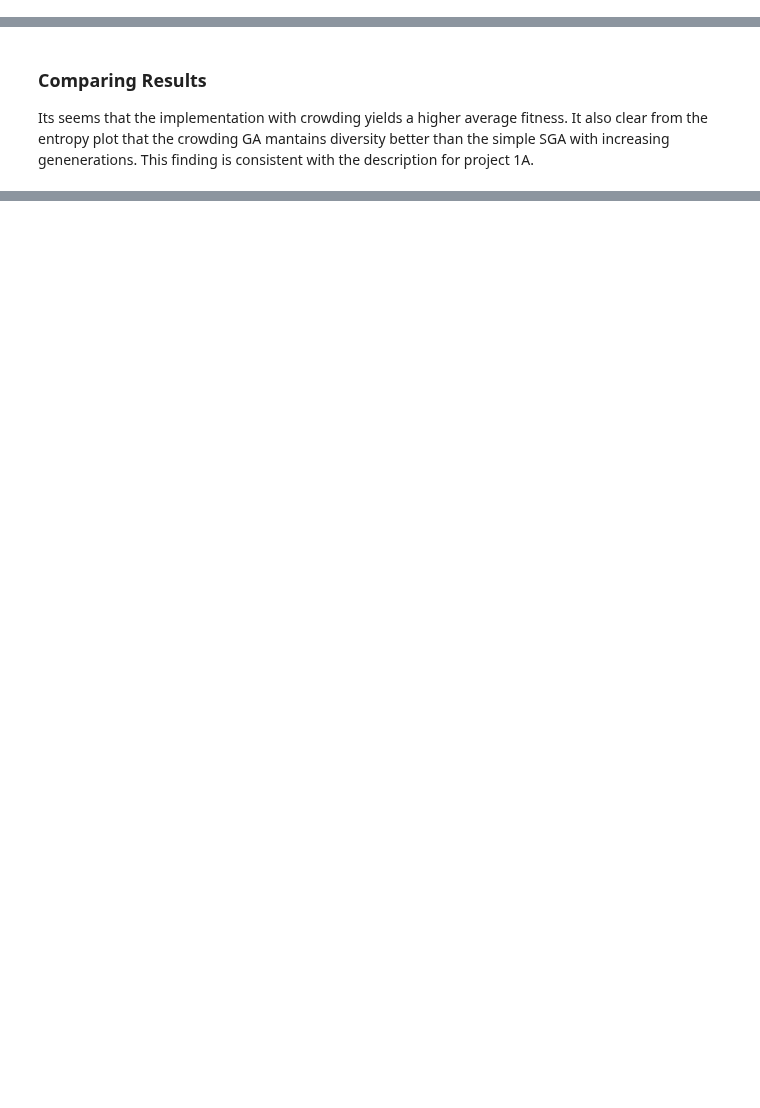
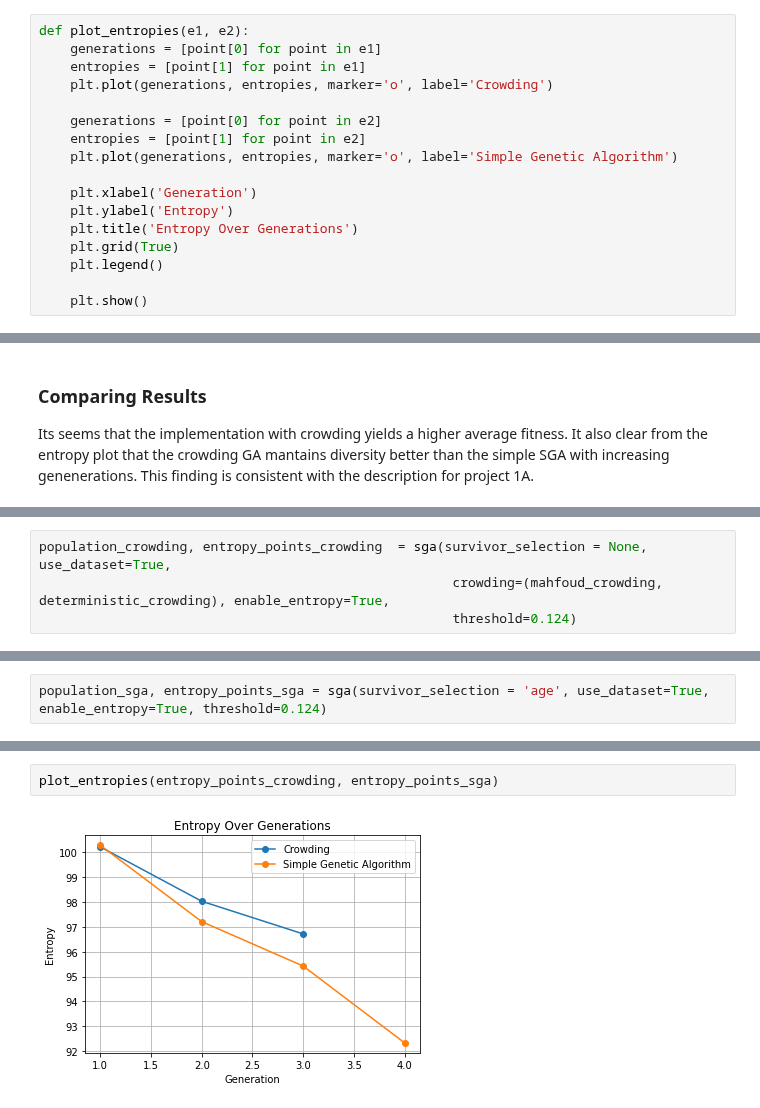
Before and after one commit to nickaskari/it3708-bioAI, a Jupyter notebook: project_1/main.ipynb, the cells around one changed output, grey strips where cells are left out. Cells and saved outputs as stored; diff of their text form; blank space fills up the shorter version.

```diff
--- a/project_1/main.ipynb
+++ b/project_1/main.ipynb
@@ -493,3 +495,20 @@ def hamming_distance(str1, str2):
+# %%
+def plot_entropies(e1, e2):
+    generations = [point[0] for point in e1]
+    entropies = [point[1] for point in e1]
+    plt.plot(generations, entropies, marker='o', label='Crowding')
+
+    generations = [point[0] for point in e2]
+    entropies = [point[1] for point in e2]
+    plt.plot(generations, entropies, marker='o', label='Simple Genetic Algorithm')
+
+    plt.xlabel('Generation')
+    plt.ylabel('Entropy')
+    plt.title('Entropy Over Generations')
+    plt.grid(True)
+    plt.legend()
+
+    plt.show()
 # %% [markdown]
 ### Now doing task f)
 
@@ -531,0 +541,4 @@ Its seems that the implementation with crowding yields a higher average fitness.
+# %%
+population_crowding, entropy_points_crowding  = sga(survivor_selection = None, use_dataset=True,
+                                                     crowding=(mahfoud_crowding, deterministic_crowding), enable_entropy=True,
+                                                     threshold=0.124)
@@ -531,0 +564,2 @@ Its seems that the implementation with crowding yields a higher average fitness.
+# %%
+population_sga, entropy_points_sga = sga(survivor_selection = 'age', use_dataset=True, enable_entropy=True, threshold=0.124)
@@ -531,0 +584,4 @@ Its seems that the implementation with crowding yields a higher average fitness.
+# %%
+plot_entropies(entropy_points_crowding, entropy_points_sga)
+# %% [output]
+[figure, added]
```
Also changed, not shown: parts of 10 cells of this notebook.
